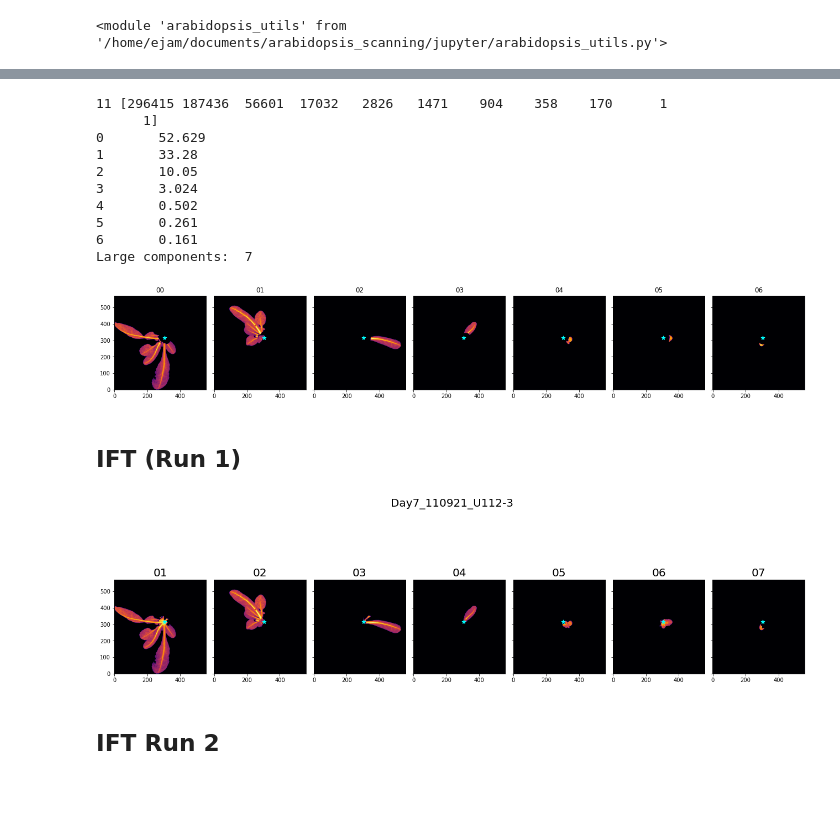
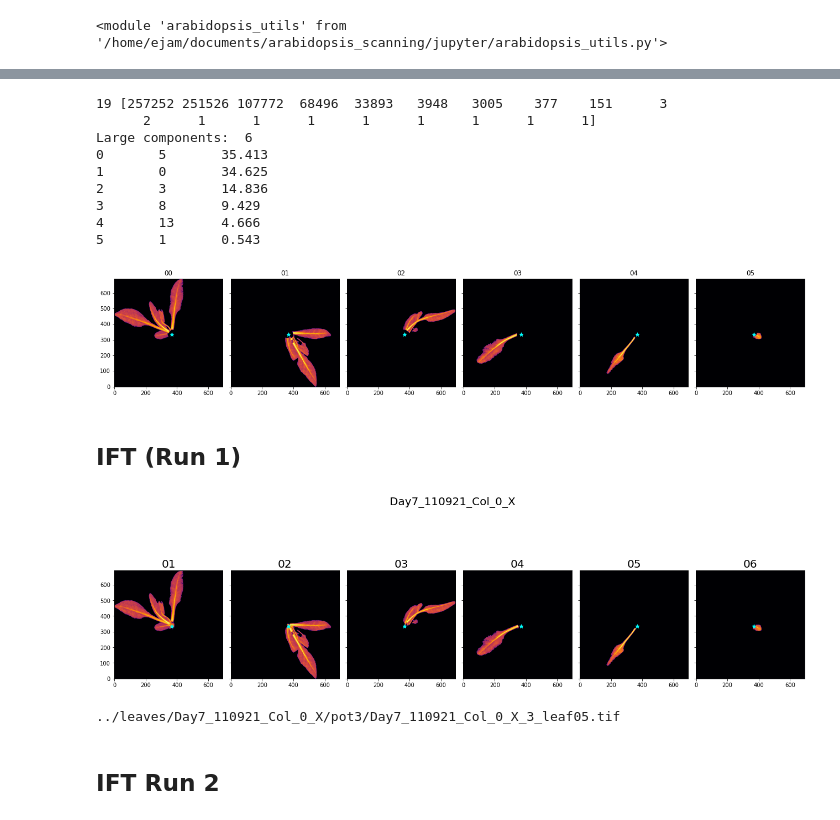
Before and after one commit to amezqui3/arabidopsis_scanning, a Jupyter notebook: jupyter/06_watershed_segmentation.ipynb, the cells around one changed output, grey strips where cells are left out. Saved outputs shown, nothing was run; the diff lists cells and outputs as text; code cells hidden in the pictures; blank space fills up the shorter version.

```diff
--- a/jupyter/06_watershed_segmentation.ipynb
+++ b/jupyter/06_watershed_segmentation.ipynb
@@ -110,13 +102,13 @@ thales.plot_collapse_dimensions(snaps, bname, 'full plant');
 # %%
 #petioles = img.copy()
 petioles = box0.copy()
-petioles[petioles < 170] = 0
+petioles[petioles < 140] = 0
 #petioles = ndimage.grey_closing(petioles, size=(25,25,25))
-petioles = ndimage.grey_erosion(petioles, size=(3,3,3))
-#petioles = ndimage.grey_dilation(petioles, size=(5,5,5))
+#petioles = ndimage.grey_erosion(petioles, size=(3,3,3))
+petioles = ndimage.grey_erosion(petioles, size=(5,5,5))
 
 pcoords = np.asarray(np.nonzero(petioles))
-centerby = np.mean(pcoords, axis=1) + np.asarray([0,-10,10])
+centerby = np.mean(pcoords, axis=1)# + np.asarray([0,-10,10])
 cpcoords = pcoords - centerby.reshape(-1, 1)
 pcenter = centerby.astype(int)
 # %%
@@ -132,7 +124,7 @@ cpcoords = acoords - centerby.reshape(-1, 1)
 # %%
 norms = np.sqrt(np.sum(cpcoords**2, axis=0))
 #norms = np.sqrt(cpcoords[1]**2 + cpcoords[2]**2)
-out_mask = norms > 40
+out_mask = norms > 30
 out_coords = acoords[:, out_mask]
 core_coords = acoords[:, ~out_mask]
 
@@ -159,47 +151,46 @@ hist,bins = np.histogram(labels, bins=num, range=(1,num+1))
 argsort_hist = np.argsort(hist)[::-1]
 print(num, hist[argsort_hist][:20])
 
-cutoff = 1e-3
+cutoff = 5e-3
 sz_hist = np.sum(hist)
-struc=ndimage.generate_binary_structure(img.ndim, 2)
-Comps = []
 
-for j in range(num):
-    i = argsort_hist[j]
-    if(hist[i]/sz_hist > cutoff):
-        mask = labels==i+1
-        box = plant_tips.copy()
-        box[~mask] = 0
-        #box += plant_core
+foo = np.atleast_1d(np.asarray(np.nonzero(hist/sz_hist > cutoff)).squeeze())
+bar = np.argsort(hist[foo])[::-1]
+signif_idx = foo[bar]
+print('Large components: ', len(signif_idx))
 
-        snaps = thales.collapse_dimensions_max(box)
-        Comps.append(snaps)
+Comps = [None for x in range(len(signif_idx))]
+leafcounter = 0
+for i in range(len(signif_idx)):
+    idx = signif_idx[i]
+    mask = labels==idx+1
+    box = plant_tips.copy()
+    box[~mask] = 0
 
-        print(j, np.around(100*hist[i]/sz_hist, 3), sep='\t')
-
-print('Large components: ', len(Comps))
+    snaps = thales.collapse_dimensions_max(box)
+    Comps[i] = snaps
+    print(i, idx, np.around(100*hist[idx]/sz_hist, 3), sep='\t')
 # %% [output]
-11 [296415 187436  56601  17032   2826   1471    904    358    170      1
-      1]
-0       52.629
-1       33.28
-2       10.05
-3       3.024
-4       0.502
-5       0.261
-6       0.161
-Large components:  7
+19 [257252 251526 107772  68496  33893   3948   3005    377    151      3
+      2      1      1      1      1      1      1      1      1]
+Large components:  6
+0       5       35.413
+1       0       34.625
+2       3       14.836
+3       8       9.429
+4       13      4.666
+5       1       0.543
 # %%
-fig, ax = plt.subplots(1,7, figsize=(18,10), sharex=True, sharey=True)
+fig, ax = plt.subplots(1,len(signif_idx), figsize=(18,10), sharex=True, sharey=True)
 
 for i,a in enumerate(ax.ravel()):
     a.imshow(Comps[i][0], origin='lower', cmap='inferno')#, vmax=1)
     a.set_title('{:02d}'.format(i))
     a.scatter(pcenter[2], pcenter[1], s=50, c='cyan', marker='*');
 
 fig.tight_layout();
 # %% [output]
-[figure, old version]
+[figure, new version]
 # %% [markdown]
 ## IFT (Run 1)
 # %%
@@ -229,5 +216,5 @@ for idx in range(1,len(Comps)+1):
 # %%
-fig, ax = plt.subplots(1,7, figsize=(18,10), sharex=True, sharey=True)
+fig, ax = plt.subplots(1,len(signif_idx), figsize=(18,10), sharex=True, sharey=True)
 
 for i,a in enumerate(ax.ravel()):
     a.imshow(Leaves[i], origin='lower', cmap='inferno')
@@ -240,4 +227,4 @@ fig.tight_layout();
 filename = dst + bname + '_ift_segmentation.jpg'
 #plt.savefig(filename, format='jpg', dpi=96, bbox_inches='tight', pil_kwargs={'optimize':True})
 # %% [output]
-[figure, old version]
+[figure, new version]
@@ -244,3 +240,7 @@ filename = dst + bname + '_ift_segmentation.jpg'
+# %%
+print(filename)
+# %% [output]
+../leaves/Day7_110921_Col_0_X/pot3/Day7_110921_Col_0_X_3_leaf05.tif
 # %% [markdown]
 ## IFT Run 2
 # %%
```
Also changed, not shown: parts of 31 cells of this notebook, 1 other file.
